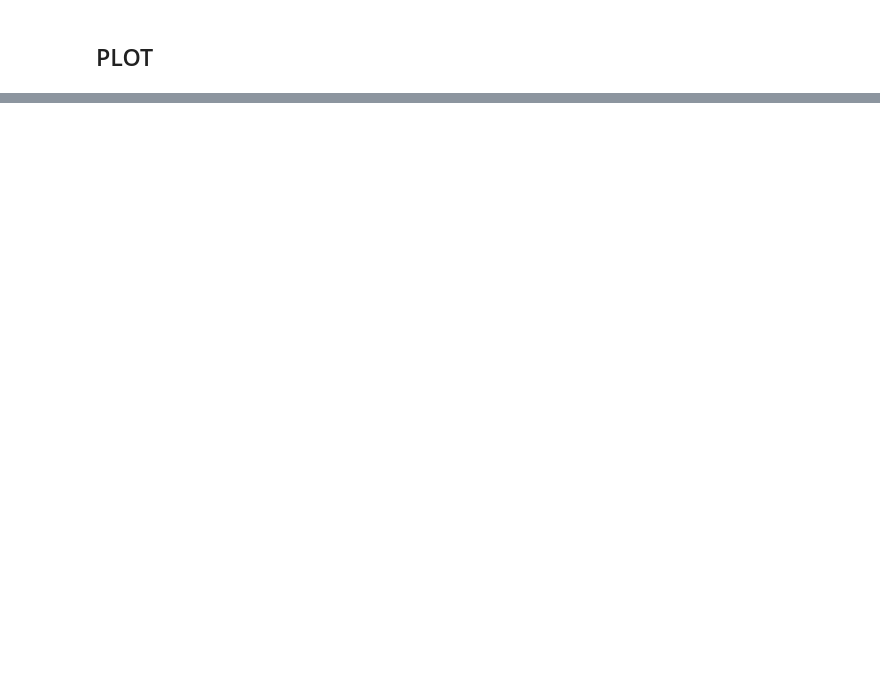
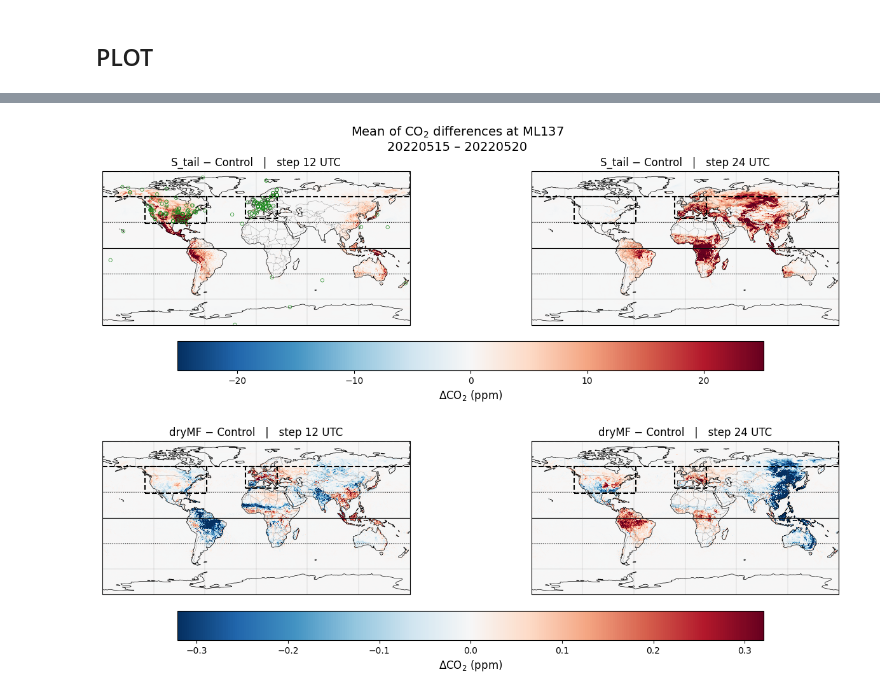
Before and after one commit to AlessandroSav/python_scripts, a Jupyter notebook: plot_2d_maps_catrine.ipynb, the cells around one changed output, grey strips where cells are left out. Saved outputs shown, nothing was run; the diff lists cells and outputs as text; code cells hidden in the pictures; blank space fills up the shorter version.

```diff
--- a/plot_2d_maps_catrine.ipynb
+++ b/plot_2d_maps_catrine.ipynb
@@ -509,0 +710,86 @@ plt.show()
+# %%
+########################
+##  2×2 Global Difference  ##
+########################
+runid_ctl, name_ctl, _ = runids[0]
+
+panels_cfg = [
+    (runids[1], 12),   # top-left
+    (runids[1], 24),   # top-right
+    (runids[2], 12),   # bottom-left
+    (runids[2], 24),   # bottom-right
+]
+
+# Compute all panel data first
+panel_data = []
+for (runid_exp, name_exp, _), sel_step in panels_cfg:
+    da_ctl = experiments_globe[runid_ctl]
+    da_exp = experiments_globe[runid_exp]
+    diff_all = da_exp - da_ctl
+    diff = select_and_mean(diff_all, steps=[sel_step])
+    panel_data.append((diff, name_exp, runid_exp, sel_step))
+
+# Per-row symmetric colour scale: row 0 = panels 0,1  |  row 1 = panels 2,3
+row_abs_max = [
+    max(np.nanpercentile(np.abs(panel_data[0][0].values), 98.5),
+        np.nanpercentile(np.abs(panel_data[1][0].values), 98.5), 0.1),
+    max(np.nanpercentile(np.abs(panel_data[2][0].values), 98.5),
+        np.nanpercentile(np.abs(panel_data[3][0].values), 98.5), 0.1),
+]
+
+fig, axes = plt.subplots(2, 2, figsize=(17, 9),
+                          subplot_kw={'projection': ccrs.PlateCarree()},
+                          gridspec_kw={'hspace': 0.35, 'wspace': 0.05})
+
+meshes = {}  # store last mesh per row for colorbar
+for idx, (ax, (diff, name_exp, runid_exp, sel_step)) in enumerate(zip(axes.flat, panel_data)):
+    row = idx // 2
+    lats = diff.latitude.values
+    lons = diff.longitude.values
+
+    m = ax.pcolormesh(lons, lats, diff.values,
+                      cmap='RdBu_r', vmin=-row_abs_max[row], vmax=row_abs_max[row],
+                      transform=ccrs.PlateCarree())
+    meshes[row] = m
+
+    ax.set_global()
+    ax.add_feature(cfeature.LAND,      facecolor='#f0f0f0', zorder=0)
+    ax.add_feature(cfeature.OCEAN,     facecolor='#d0e8f5', zorder=0)
+    ax.add_feature(cfeature.COASTLINE, linewidth=0.5,        zorder=1)
+    ax.add_feature(cfeature.BORDERS,   linewidth=0.3, linestyle=':', zorder=1)
+    ax.axhline(0,   color='k', lw=0.8, linestyle='-')
+    ax.axhline(30,  color='k', lw=0.8, linestyle=':')
+    ax.axhline(-30, color='k', lw=0.8, linestyle=':')
+    ax.gridlines(linewidth=0.3, color='gray', alpha=0.5)
+
+    for rname, lat_min, lat_max, lon_min, lon_max in REGIONS:
+        rect = mpatches.Rectangle(
+            (lon_min, lat_min), lon_max - lon_min, lat_max - lat_min,
+            transform=ccrs.PlateCarree(), zorder=2,
+            linewidth=1.5, edgecolor='black', facecolor='none', linestyle='--')
+        ax.add_patch(rect)
+
+    ax.set_title(f"{name_exp} − {name_ctl}   |   step {sel_step:02d} UTC", fontsize=12)
+
+axes[0,0].scatter(st_lons, st_lats, color='none', s=15, marker='o',
+            transform=ccrs.PlateCarree(), edgecolor='forestgreen', zorder=4, lw=0.5)
+
+# Adjust layout before adding colorbars so they land in the allocated space
+fig.subplots_adjust(top=0.9, bottom=0.08, hspace=0.11)
+
+# One colorbar per row, placed below its two panels
+for row in range(2):
+    cbar = fig.colorbar(meshes[row], ax=axes[row].tolist(),
+                        orientation='horizontal', shrink=0.7, pad=0.08)
+    cbar.set_label(r"$\Delta$CO$_2$ (ppm)", fontsize=12)
+    cbar.ax.tick_params(labelsize=10)
+
+fig.suptitle(f"Mean of CO$_2$ differences at ML{plot_level}\n"
+             f"{inidate} – {enddate}", fontsize=14)
+
+os.makedirs(out_dir, exist_ok=True)
+plt.savefig(f"{out_dir}/2x2_co2_ml{plot_level}_globe_{inidate}to{enddate}_mean_diff.png",
+            dpi=150, bbox_inches='tight')
+plt.show()
+# %% [output]
+[figure, added]
```
Also changed, not shown: parts of 14 cells of this notebook, 6 other files.
